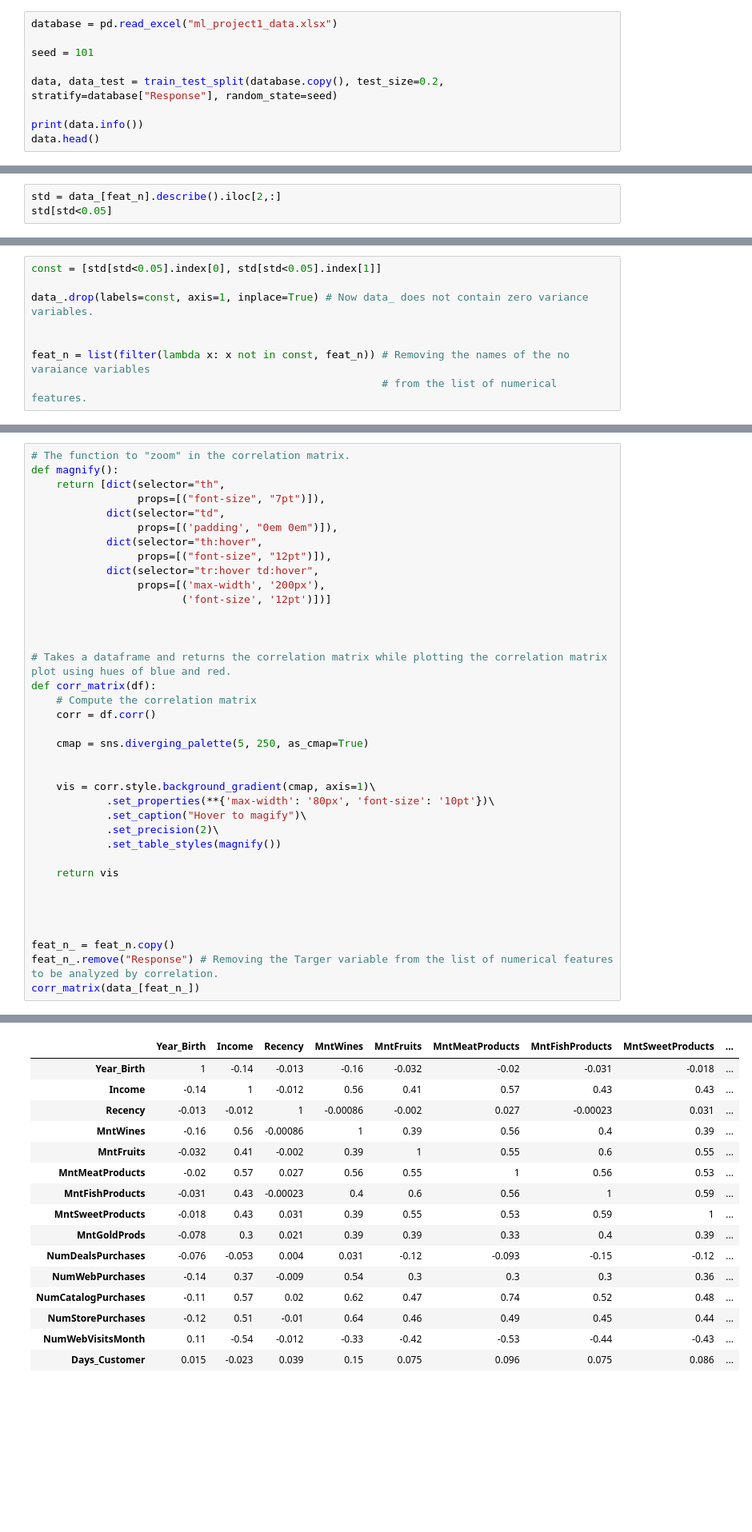
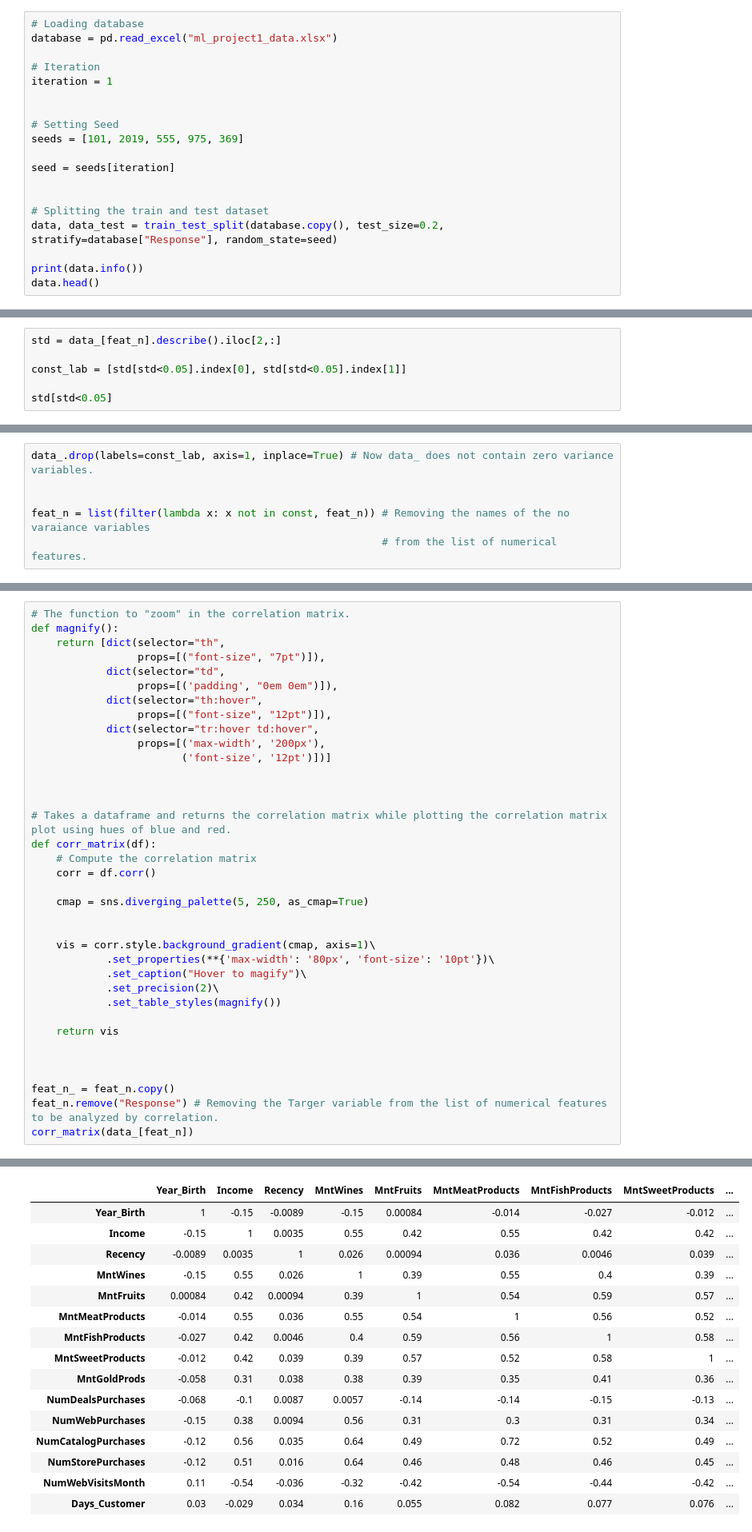
Before and after one commit to RodolfoLSS/machine_learning_classification, a Jupyter notebook: Feature_Exploration.ipynb, the cells around one changed output, grey strips where cells are left out. Shown at 80% size. Drawn from its saved outputs; the diff is of its cells as text; blank space fills up the shorter version.

```diff
--- a/Feature_Exploration.ipynb
+++ b/Feature_Exploration.ipynb
@@ -18,10 +30,20 @@ os.chdir("C:\\Users\\maxde\\OneDrive\\Documentos\\machine_learning\\project_1")
 # %% [markdown]
 ## Setting up
 # %%
+# Loading database
 database = pd.read_excel("ml_project1_data.xlsx")
 
-seed = 101
+# Iteration
+iteration = 1
 
+
+# Setting Seed
+seeds = [101, 2019, 555, 975, 369]
+
+seed = seeds[iteration]
+
+
+# Splitting the train and test dataset
 data, data_test = train_test_split(database.copy(), test_size=0.2, stratify=database["Response"], random_state=seed)
 
 print(data.info())
@@ -295,5 +325,8 @@ data_[feat_n].describe() # Describing only Numerical Variables
 # %%
 std = data_[feat_n].describe().iloc[2,:]
+
+const_lab = [std[std<0.05].index[0], std[std<0.05].index[1]]
+
 std[std<0.05]
 # %% [output]
 Z_CostContact    0.0
@@ -302,9 +335,7 @@ Name: std, dtype: float64
 # %% [markdown]
 #### Removing constant variables
 # %%
-const = [std[std<0.05].index[0], std[std<0.05].index[1]]
-
-data_.drop(labels=const, axis=1, inplace=True) # Now data_ does not contain zero variance variables.
+data_.drop(labels=const_lab, axis=1, inplace=True) # Now data_ does not contain zero variance variables.
 
 
 feat_n = list(filter(lambda x: x not in const, feat_n)) # Removing the names of the no varaiance variables
@@ -363,51 +394,50 @@ def magnify():
             dict(selector="th:hover",
                  props=[("font-size", "12pt")]),
             dict(selector="tr:hover td:hover",
                  props=[('max-width', '200px'),
                         ('font-size', '12pt')])]
 
 
 
 # Takes a dataframe and returns the correlation matrix while plotting the correlation matrix plot using hues of blue and red.
 def corr_matrix(df):
     # Compute the correlation matrix
     corr = df.corr()
 
     cmap = sns.diverging_palette(5, 250, as_cmap=True)
 
 
     vis = corr.style.background_gradient(cmap, axis=1)\
             .set_properties(**{'max-width': '80px', 'font-size': '10pt'})\
             .set_caption("Hover to magify")\
             .set_precision(2)\
             .set_table_styles(magnify())
 
     return vis
 
 
 
-
 feat_n_ = feat_n.copy()
-feat_n_.remove("Response") # Removing the Targer variable from the list of numerical features to be analyzed by correlation.
-corr_matrix(data_[feat_n_])
+feat_n.remove("Response") # Removing the Targer variable from the list of numerical features to be analyzed by correlation.
+corr_matrix(data_[feat_n])
 # %% [output]
 Hover to magify
 |  | Year_Birth | Income | Recency | MntWines | MntFruits | MntMeatProducts | MntFishProducts | MntSweetProducts | ... |
-| Year_Birth | 1 | -0.14 | -0.013 | -0.16 | -0.032 | -0.02 | -0.031 | -0.018 | ... |
-| Income | -0.14 | 1 | -0.012 | 0.56 | 0.41 | 0.57 | 0.43 | 0.43 | ... |
-| Recency | -0.013 | -0.012 | 1 | -0.00086 | -0.002 | 0.027 | -0.00023 | 0.031 | ... |
-| MntWines | -0.16 | 0.56 | -0.00086 | 1 | 0.39 | 0.56 | 0.4 | 0.39 | ... |
-| MntFruits | -0.032 | 0.41 | -0.002 | 0.39 | 1 | 0.55 | 0.6 | 0.55 | ... |
-| MntMeatProducts | -0.02 | 0.57 | 0.027 | 0.56 | 0.55 | 1 | 0.56 | 0.53 | ... |
-| MntFishProducts | -0.031 | 0.43 | -0.00023 | 0.4 | 0.6 | 0.56 | 1 | 0.59 | ... |
-| MntSweetProducts | -0.018 | 0.43 | 0.031 | 0.39 | 0.55 | 0.53 | 0.59 | 1 | ... |
-| MntGoldProds | -0.078 | 0.3 | 0.021 | 0.39 | 0.39 | 0.33 | 0.4 | 0.39 | ... |
-| NumDealsPurchases | -0.076 | -0.053 | 0.004 | 0.031 | -0.12 | -0.093 | -0.15 | -0.12 | ... |
-| NumWebPurchases | -0.14 | 0.37 | -0.009 | 0.54 | 0.3 | 0.3 | 0.3 | 0.36 | ... |
-| NumCatalogPurchases | -0.11 | 0.57 | 0.02 | 0.62 | 0.47 | 0.74 | 0.52 | 0.48 | ... |
-| NumStorePurchases | -0.12 | 0.51 | -0.01 | 0.64 | 0.46 | 0.49 | 0.45 | 0.44 | ... |
-| NumWebVisitsMonth | 0.11 | -0.54 | -0.012 | -0.33 | -0.42 | -0.53 | -0.44 | -0.43 | ... |
-| Days_Customer | 0.015 | -0.023 | 0.039 | 0.15 | 0.075 | 0.096 | 0.075 | 0.086 | ... |
+| Year_Birth | 1 | -0.15 | -0.0089 | -0.15 | 0.00084 | -0.014 | -0.027 | -0.012 | ... |
+| Income | -0.15 | 1 | 0.0035 | 0.55 | 0.42 | 0.55 | 0.42 | 0.42 | ... |
+| Recency | -0.0089 | 0.0035 | 1 | 0.026 | 0.00094 | 0.036 | 0.0046 | 0.039 | ... |
+| MntWines | -0.15 | 0.55 | 0.026 | 1 | 0.39 | 0.55 | 0.4 | 0.39 | ... |
+| MntFruits | 0.00084 | 0.42 | 0.00094 | 0.39 | 1 | 0.54 | 0.59 | 0.57 | ... |
+| MntMeatProducts | -0.014 | 0.55 | 0.036 | 0.55 | 0.54 | 1 | 0.56 | 0.52 | ... |
+| MntFishProducts | -0.027 | 0.42 | 0.0046 | 0.4 | 0.59 | 0.56 | 1 | 0.58 | ... |
+| MntSweetProducts | -0.012 | 0.42 | 0.039 | 0.39 | 0.57 | 0.52 | 0.58 | 1 | ... |
+| MntGoldProds | -0.058 | 0.31 | 0.038 | 0.38 | 0.39 | 0.35 | 0.41 | 0.36 | ... |
+| NumDealsPurchases | -0.068 | -0.1 | 0.0087 | 0.0057 | -0.14 | -0.14 | -0.15 | -0.13 | ... |
+| NumWebPurchases | -0.15 | 0.38 | 0.0094 | 0.56 | 0.31 | 0.3 | 0.31 | 0.34 | ... |
+| NumCatalogPurchases | -0.12 | 0.56 | 0.035 | 0.64 | 0.49 | 0.72 | 0.52 | 0.49 | ... |
+| NumStorePurchases | -0.12 | 0.51 | 0.016 | 0.64 | 0.46 | 0.48 | 0.46 | 0.45 | ... |
+| NumWebVisitsMonth | 0.11 | -0.54 | -0.036 | -0.32 | -0.42 | -0.54 | -0.44 | -0.42 | ... |
+| Days_Customer | 0.03 | -0.029 | 0.034 | 0.16 | 0.055 | 0.082 | 0.077 | 0.076 | ... |
 # %%
 # Function to find the maximum value in a correlation matrix and print the line and column it is located.
 def max_matrix(matrix):
```
Also changed, not shown: parts of 73 cells of this notebook.
